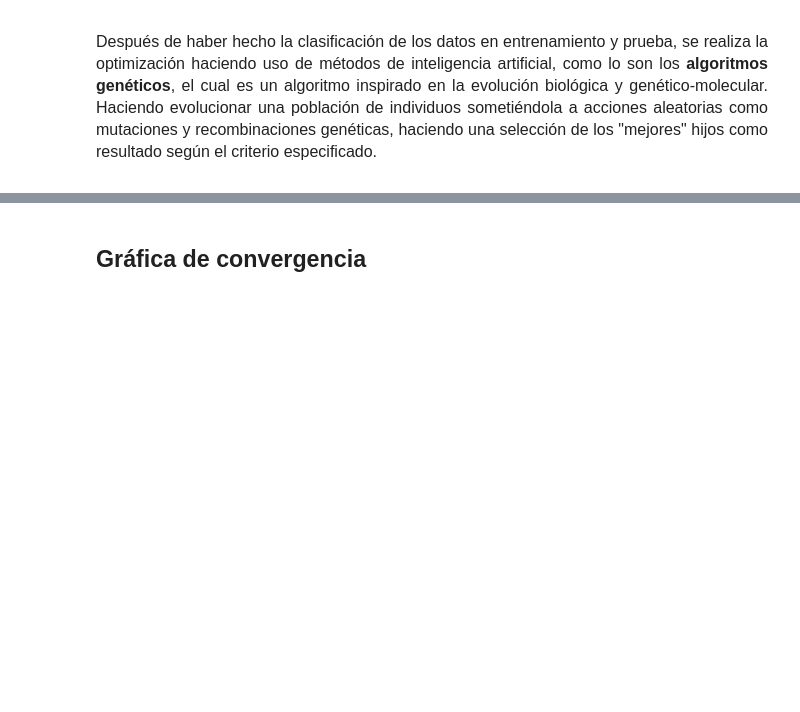
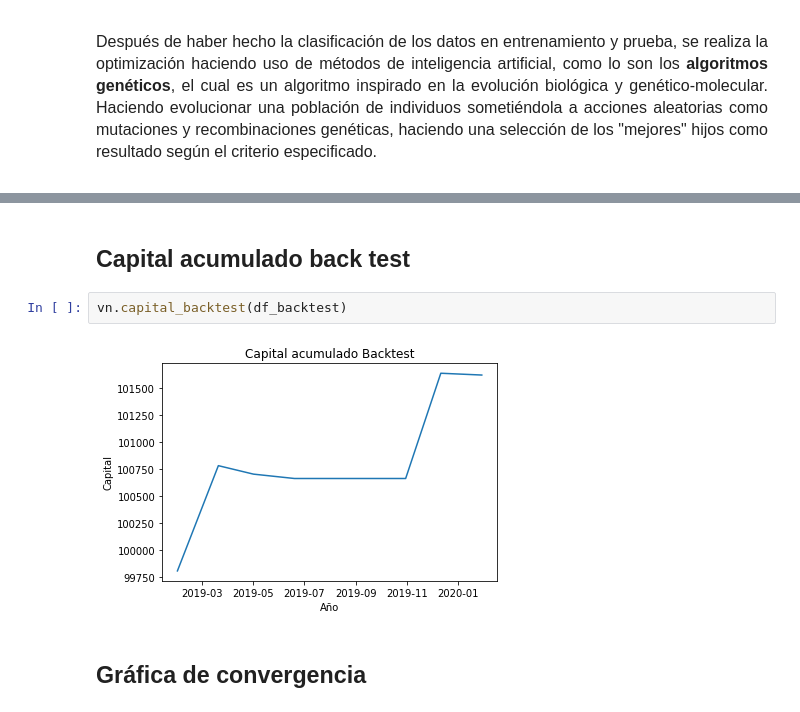
Before and after one commit to ferpinedot/ProyectoFinal_MST, a Jupyter notebook: Proyecto_equipo5.ipynb, the cells around one changed output, grey strips where cells are left out. Drawn from its saved outputs; the diff is of its cells as text; blank space fills up the shorter version.

Commit message:
Capital

```diff
--- a/Proyecto_equipo5.ipynb
+++ b/Proyecto_equipo5.ipynb
@@ -1010,3 +1010,9 @@ df_backtest
+# %% [markdown]
+## Capital acumulado back test
+# %%
+vn.capital_backtest(df_backtest)
+# %% [output]
+[figure, added]
 # %% [markdown]
 ## Gráfica de convergencia
 # %% [markdown]
```
Also changed, not shown: parts of 4 cells of this notebook.
